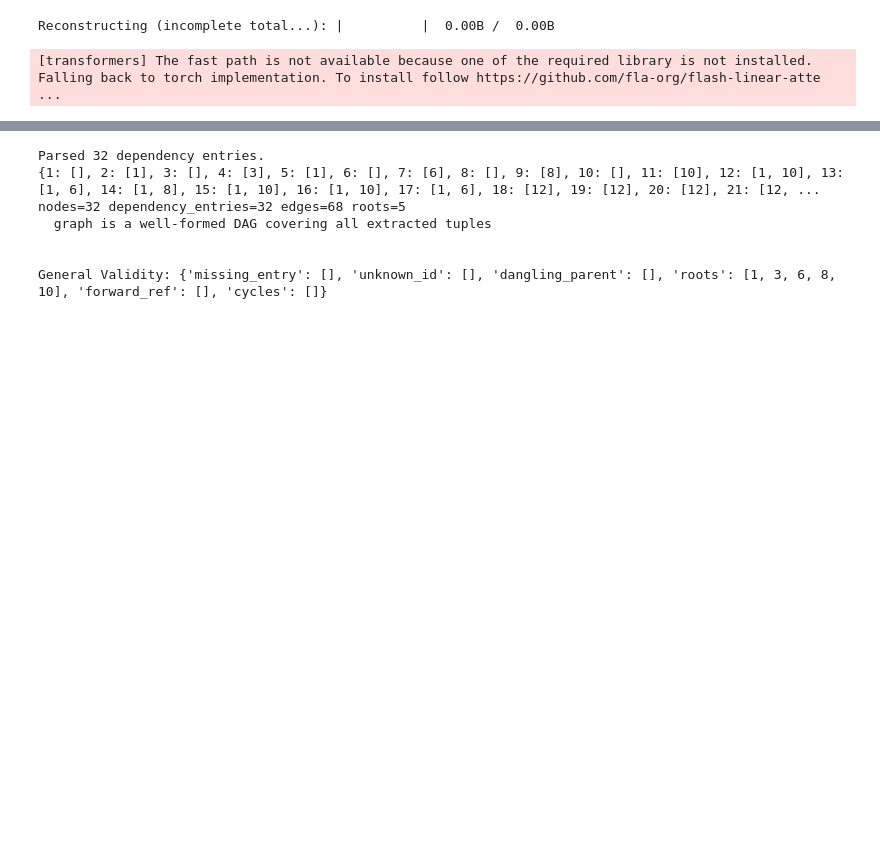
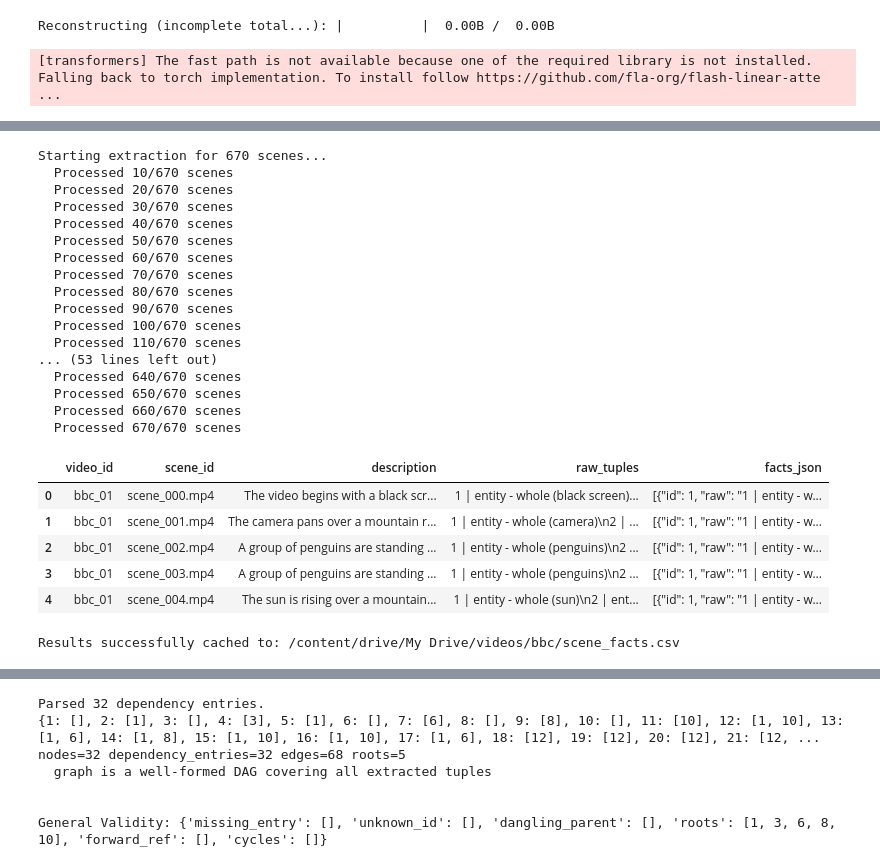
Before and after one commit to aedenj/faithful-cuts, a Jupyter notebook: CSED504_Faithful_Cuts.ipynb, the cells around one changed output, grey strips where cells are left out. Cells and saved outputs as stored; diff of their text form; code cells hidden in the pictures; blank space fills up the shorter version.

```diff
--- a/CSED504_Faithful_Cuts.ipynb
+++ b/CSED504_Faithful_Cuts.ipynb
@@ -249,7 +244,0 @@ scene_desc_model = outlines.from_transformers(qwen_scene_desc_model, qwen_scene_
-# %%
-formatted_prompt = qwen_scene_desc_processor.tokenizer.apply_chat_template(
-    prompt,
-    tokenize=False,
-    add_generation_prompt=True,
-    enable_thinking=False,
-)
@@ -483,0 +474,40 @@ The `networkx` graph builder and matplotlib renderer live in [`graph.py`](graph.
+# %%
+# Execute batch processing
+df_facts = batch_extract_facts(df_results, extractor_llm, FACT_GENERATION_CONFIG)
+display(df_facts.head())
+# %% [output]
+Starting extraction for 670 scenes...
+  Processed 10/670 scenes
+  Processed 20/670 scenes
+  Processed 30/670 scenes
+  Processed 40/670 scenes
+  Processed 50/670 scenes
+  Processed 60/670 scenes
+  Processed 70/670 scenes
+  Processed 80/670 scenes
+  Processed 90/670 scenes
+  Processed 100/670 scenes
+  Processed 110/670 scenes
+... (53 lines left out)
+  Processed 640/670 scenes
+  Processed 650/670 scenes
+  Processed 660/670 scenes
+  Processed 670/670 scenes
+|  | video_id | scene_id | description | raw_tuples | facts_json |
+| 0 | bbc_01 | scene_000.mp4 | The video begins with a black scr... | 1 | entity - whole (black screen)... | [{"id": 1, "raw": "1 | entity - w... |
+| 1 | bbc_01 | scene_001.mp4 | The camera pans over a mountain r... | 1 | entity - whole (camera)\n2 | ... | [{"id": 1, "raw": "1 | entity - w... |
+| 2 | bbc_01 | scene_002.mp4 | A group of penguins are standing ... | 1 | entity - whole (penguins)\n2 ... | [{"id": 1, "raw": "1 | entity - w... |
+| 3 | bbc_01 | scene_003.mp4 | A group of penguins are standing ... | 1 | entity - whole (penguins)\n2 ... | [{"id": 1, "raw": "1 | entity - w... |
+| 4 | bbc_01 | scene_004.mp4 | The sun is rising over a mountain... | 1 | entity - whole (sun)\n2 | ent... | [{"id": 1, "raw": "1 | entity - w... |
+# %%
+FACTS_CACHE_PATH = Path('/content/drive/My Drive/videos/bbc/scene_facts.csv')
+
+
+if FACTS_CACHE_PATH.exists():
+    print(f"Scene descriptions already at: {FACTS_CACHE_PATH}")
+else:
+    FACTS_CACHE_PATH.parent.mkdir(parents=True, exist_ok=True)
+    df_facts.to_csv(FACTS_CACHE_PATH, index=False)
+    print(f"Results successfully cached to: {FACTS_CACHE_PATH}")
+# %% [output]
+Results successfully cached to: /content/drive/My Drive/videos/bbc/scene_facts.csv
```
Also changed, not shown: parts of 30 cells of this notebook.
